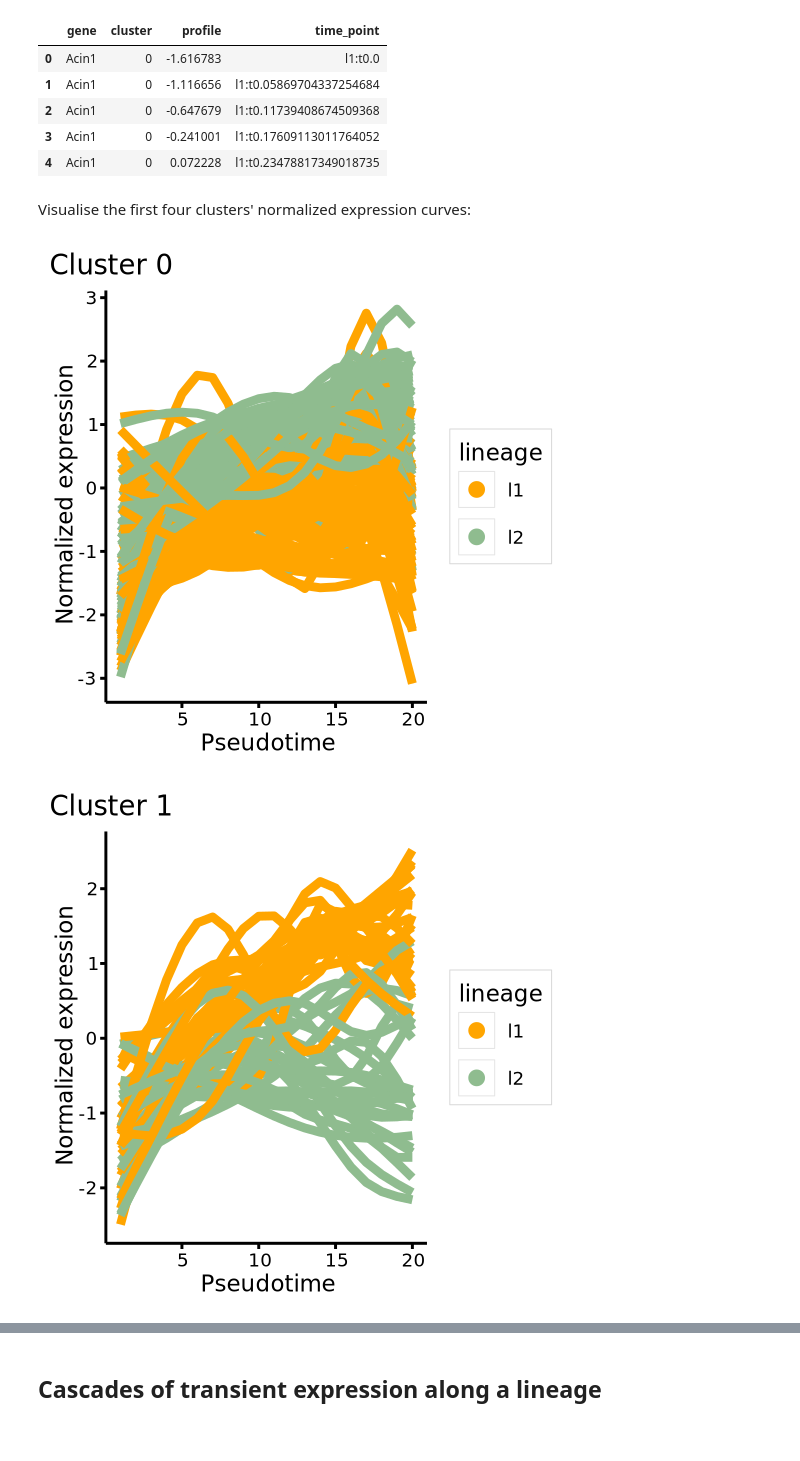
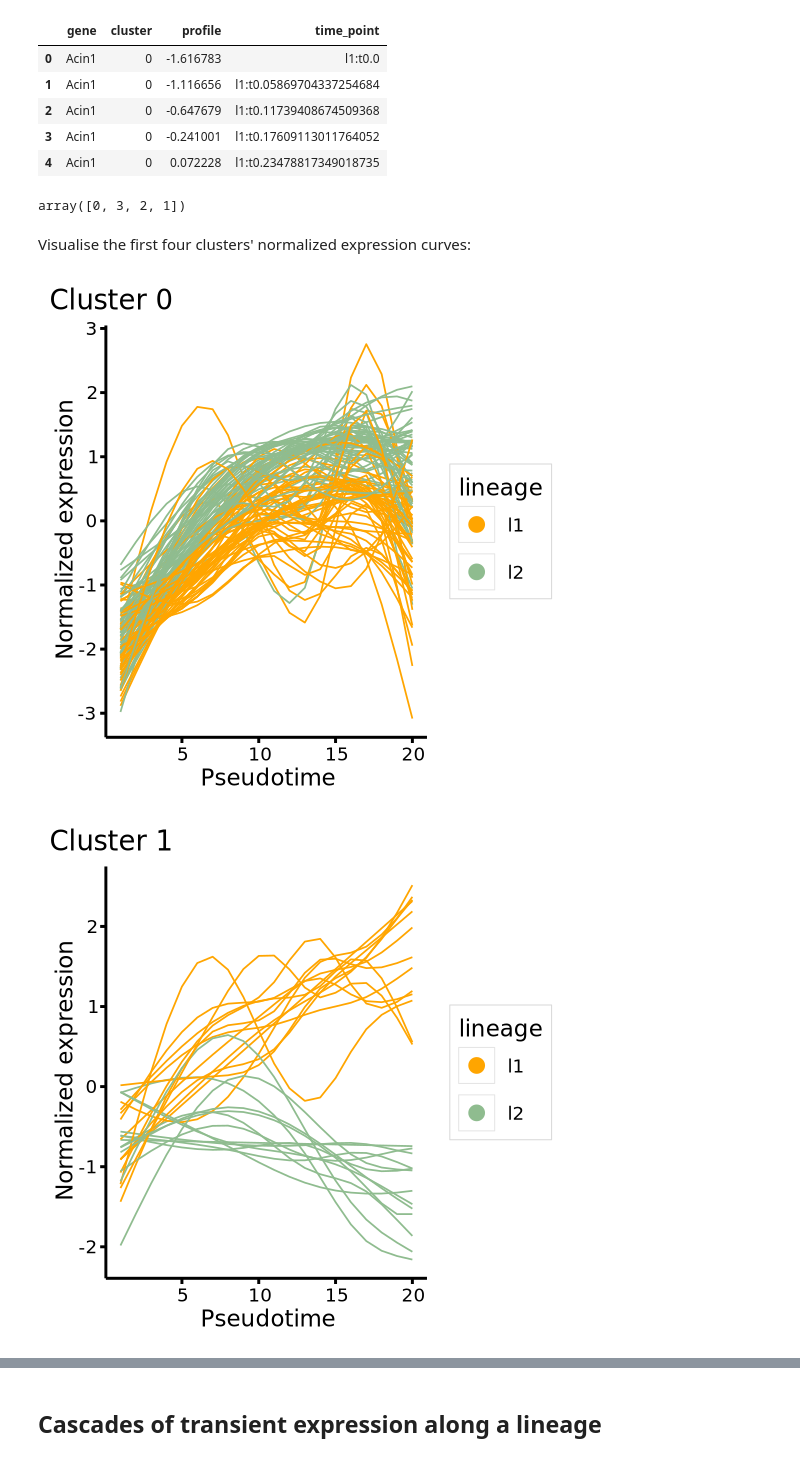
Before and after one commit to Bio-Babel/tradeSeq-python, a Jupyter notebook: tutorials/tradeSeq.ipynb, the cells around one changed output, grey strips where cells are left out. Drawn from its saved outputs; the diff is of its cells as text; code cells hidden in the pictures.

```diff
--- a/tutorials/tradeSeq.ipynb
+++ b/tutorials/tradeSeq.ipynb
@@ -400,11 +396,7 @@ selection. The backend swap is a documented Tier-3 deviation.
 # %%
 clus_res = ts.cluster_expression_patterns(
-    a, n_points=20, genes=list(a.var_names[:100]),
+    a, n_points=20, genes=list(a.var_names[:100]), n_clusters=4
 )
-# ClusterResult is a NamedTuple mirroring R's `list(rsec, yhatScaled)`:
-# `.cluster_labels` is a pandas.Series indexed by gene, `.yhat_scaled` is
-# the (n_genes, n_lineages * n_points) row-standardised matrix, and
-# `.long_df` is a tidy view useful for ggplot.
 clus_df = clus_res.long_df
 clus_df.head()
 # %% [output]
@@ -414,36 +406,40 @@ clus_df.head()
 | 2 | Acin1 | 0 | -0.647679 | l1:t0.11739408674509368 |
 | 3 | Acin1 | 0 | -0.241001 | l1:t0.17609113011764052 |
 | 4 | Acin1 | 0 | 0.072228 | l1:t0.23478817349018735 |
+# %%
+clus_df.cluster.unique()
+# %% [output]
+array([0, 3, 2, 1])
 # %% [markdown]
 Visualise the first four clusters' normalized expression curves:
 # %%
 # `time_point` is encoded as 'l<lineage>:t<pseudotime>' -- split it.
 tp = clus_df['time_point'].astype(str).str.split(':', n=1, expand=True)
 clus_df = clus_df.assign(lineage=tp[0])
 clus_df['point'] = clus_df.groupby(['gene', 'lineage'], sort=False).cumcount() + 1
 
 cluster_ids = [k for k in sorted(clus_df['cluster'].unique()) if k != -1]
 for k in cluster_ids[:4]:
     sub = clus_df[clus_df['cluster'] == k].copy()
     sub['gene_lineage'] = sub['gene'].astype(str) + '_' + sub['lineage'].astype(str)
     range_df = pd.DataFrame({
         'point': [1, 20],
         'profile': [sub['profile'].min(), sub['profile'].max()],
     })
     p = (
         g.ggplot(sub, g.aes(x='point', y='profile',
                             group='gene_lineage', colour='lineage'))
         + g.geom_blank(data=range_df,
                        mapping=g.aes(x='point', y='profile'),
                        inherit_aes=False)
-        + g.geom_line(linewidth=1.5, show_legend=False)
+        + g.geom_line(linewidth=.3, show_legend=False)
         + g.scale_color_manual(values=['orange', 'darkseagreen'],
                                breaks=['l1', 'l2'])
         + g.labs(title=f'Cluster {k}',
                  x='Pseudotime', y='Normalized expression')
         + g.theme_classic()
     )
     show_plot(p, width=3.5, height=3.5)
 # %% [output]
-[figure, old version]
+[figure, new version]
-[figure, old version]
+[figure, new version]
```
Also changed, not shown: parts of 16 cells of this notebook, 3 other files.
